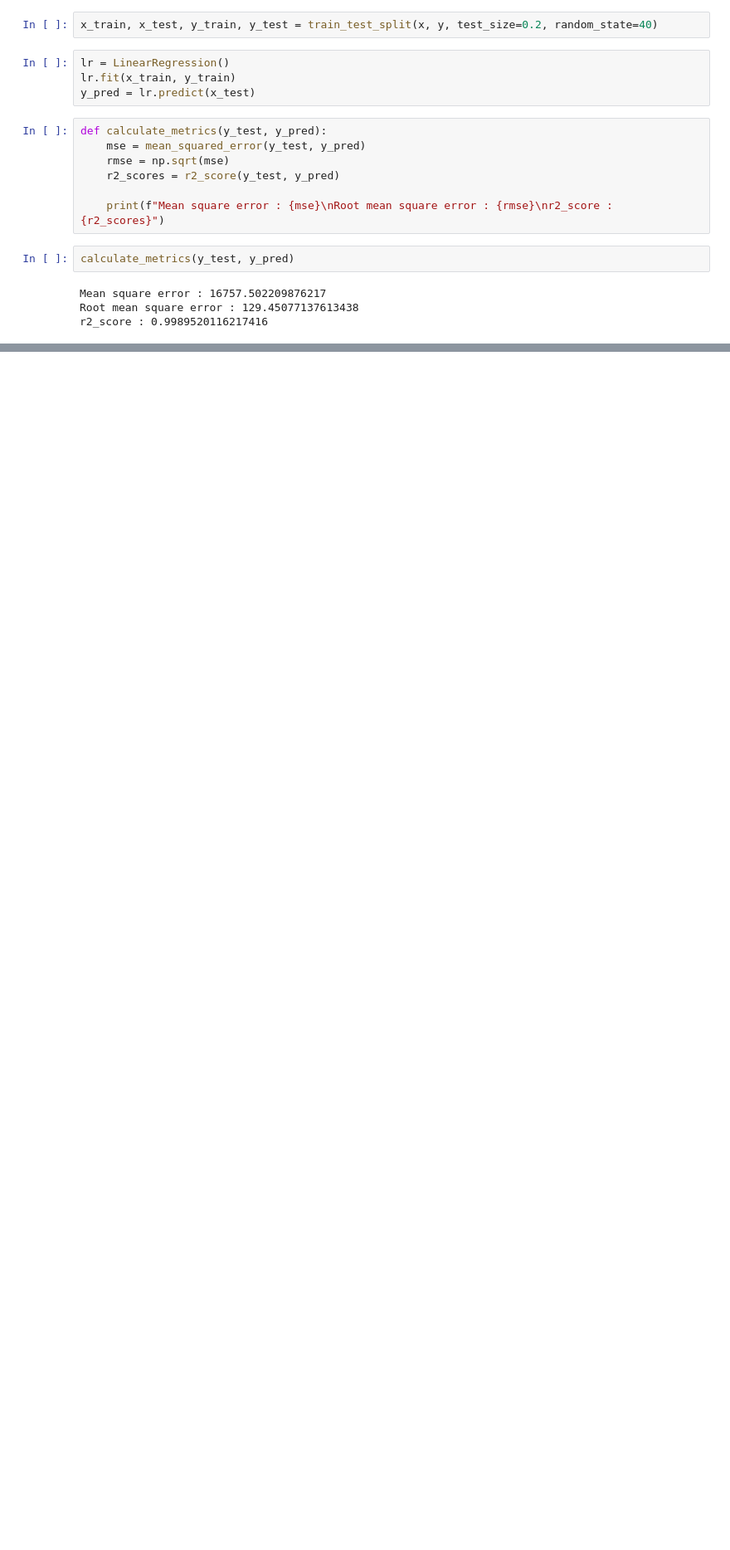
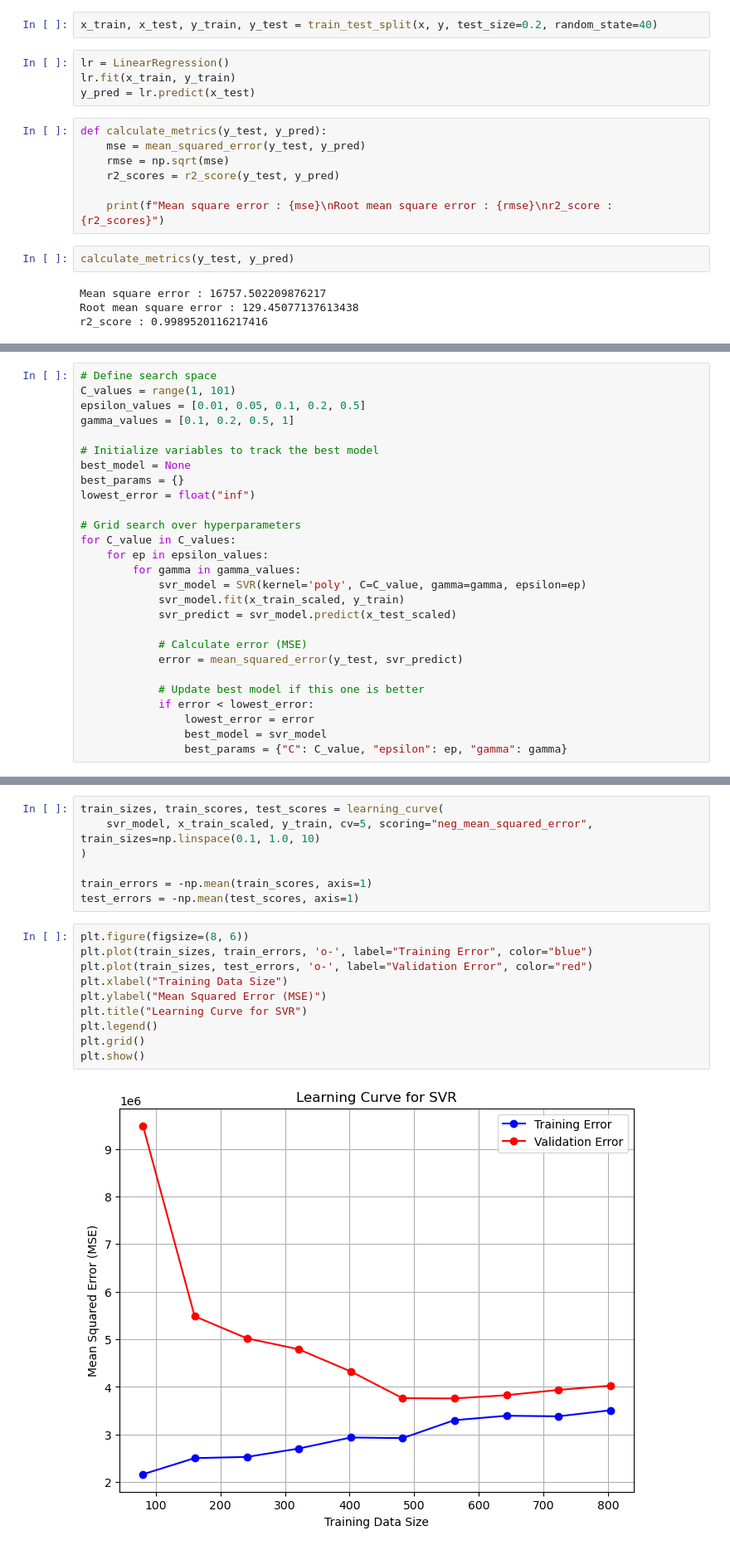
Before and after one commit to anikait-reddy15/Stock-Price-Detector, a Jupyter notebook: main.ipynb, the cells around one changed output, grey strips where cells are left out. Shown at 83% size. Drawn from its saved outputs; the diff is of its cells as text; blank space fills up the shorter version.

Commit message:
training the model

```diff
--- a/main.ipynb
+++ b/main.ipynb
@@ -60,3 +78,30 @@ svr_predict = svr_model.predict(x_test)
+# %%
+# Define search space
+C_values = range(1, 101)
+epsilon_values = [0.01, 0.05, 0.1, 0.2, 0.5]
+gamma_values = [0.1, 0.2, 0.5, 1]
+
+# Initialize variables to track the best model
+best_model = None
+best_params = {}
+lowest_error = float("inf")
+
+# Grid search over hyperparameters
+for C_value in C_values:
+    for ep in epsilon_values:
+        for gamma in gamma_values:
+            svr_model = SVR(kernel='poly', C=C_value, gamma=gamma, epsilon=ep)
+            svr_model.fit(x_train_scaled, y_train)
+            svr_predict = svr_model.predict(x_test_scaled)
+
+            # Calculate error (MSE)
+            error = mean_squared_error(y_test, svr_predict)
+
+            # Update best model if this one is better
+            if error < lowest_error:
+                lowest_error = error
+                best_model = svr_model
+                best_params = {"C": C_value, "epsilon": ep, "gamma": gamma}
 # %%
 calculate_metrics(y_test, svr_predict)
 # %% [output]
@@ -65,0 +111,19 @@ r2_score : -0.0011847951573458193
+# %%
+train_sizes, train_scores, test_scores = learning_curve(
+    svr_model, x_train_scaled, y_train, cv=5, scoring="neg_mean_squared_error", train_sizes=np.linspace(0.1, 1.0, 10)
+)
+
+train_errors = -np.mean(train_scores, axis=1)
+test_errors = -np.mean(test_scores, axis=1)
+# %%
+plt.figure(figsize=(8, 6))
+plt.plot(train_sizes, train_errors, 'o-', label="Training Error", color="blue")
+plt.plot(train_sizes, test_errors, 'o-', label="Validation Error", color="red")
+plt.xlabel("Training Data Size")
+plt.ylabel("Mean Squared Error (MSE)")
+plt.title("Learning Curve for SVR")
+plt.legend()
+plt.grid()
+plt.show()
+# %% [output]
+[figure, added]
```
Also changed, not shown: parts of 5 cells of this notebook.
